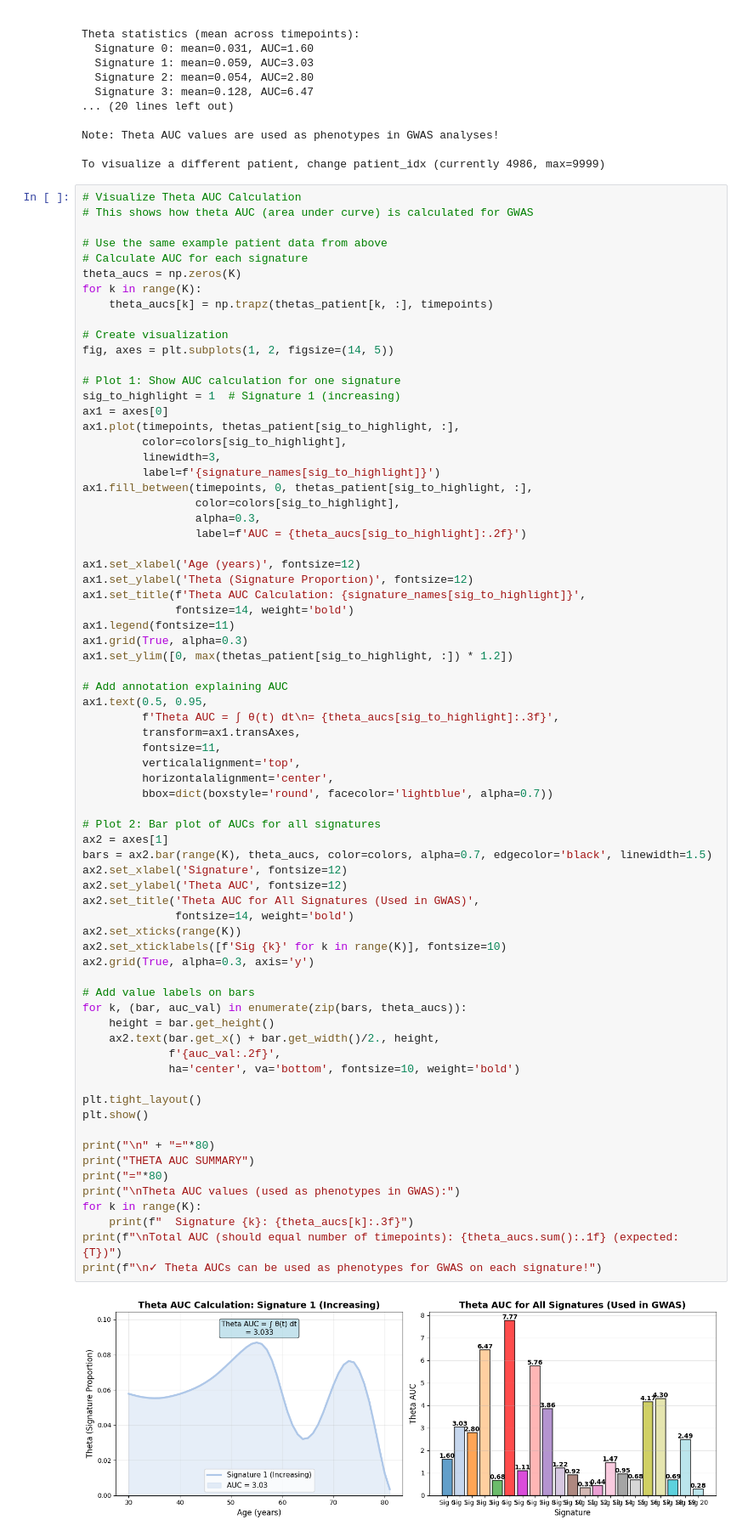
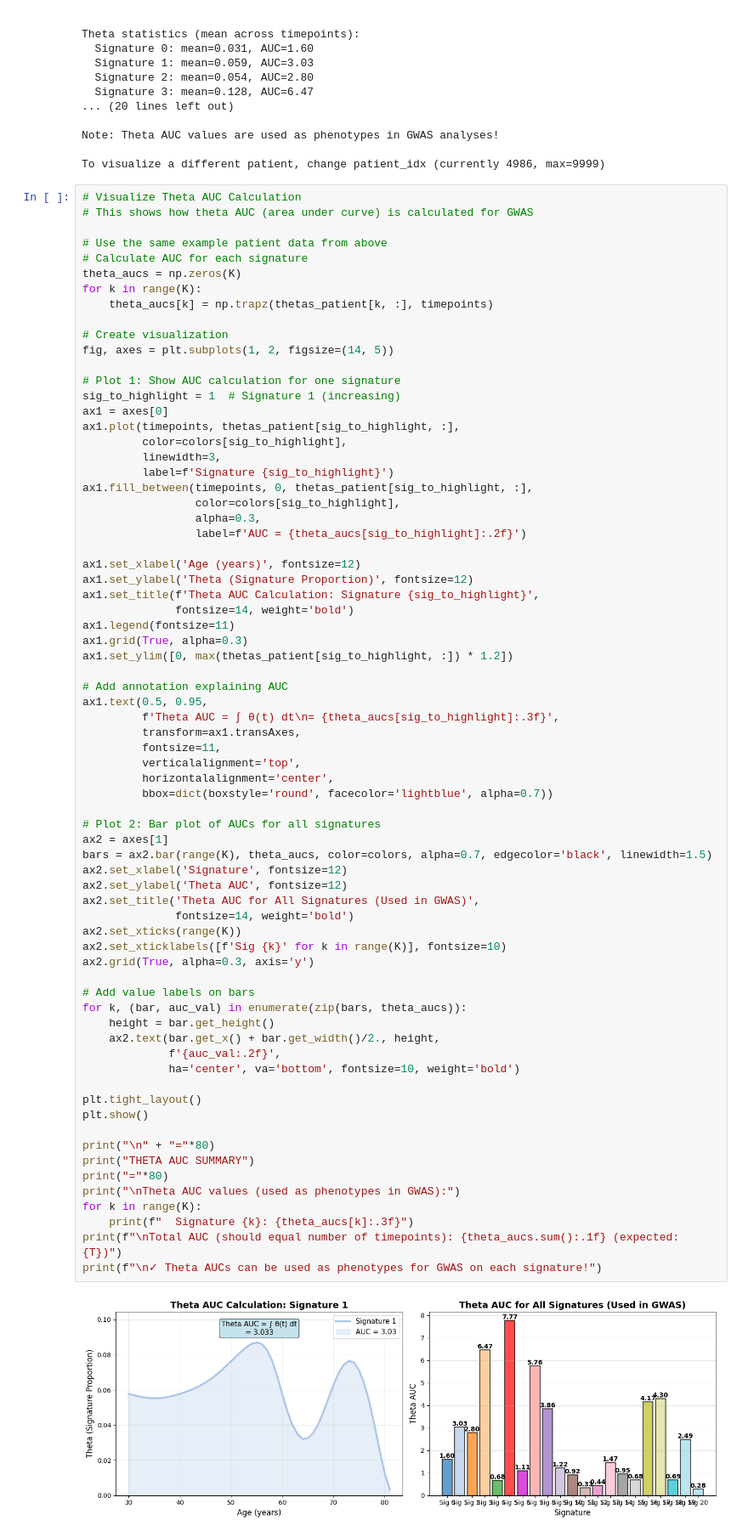
Before and after one commit to surbut/aladynoulli2, a Jupyter notebook: pyScripts/new_oct_revision/new_notebooks/reviewer_responses/notebooks/framework/Discovery_Prediction_Framework_Overview.ipynb, the cells around one changed output. Shown at 85% size. Saved outputs shown, nothing was run; the diff lists cells and outputs as text.

```diff
--- a/pyScripts/new_oct_revision/new_notebooks/reviewer_responses/notebooks/framework/Discovery_Prediction_Framework_Overview.ipynb
+++ b/pyScripts/new_oct_revision/new_notebooks/reviewer_responses/notebooks/framework/Discovery_Prediction_Framework_Overview.ipynb
@@ -602,7 +602,7 @@ ax1 = axes[0]
 ax1.plot(timepoints, thetas_patient[sig_to_highlight, :],
          color=colors[sig_to_highlight],
          linewidth=3,
-         label=f'{signature_names[sig_to_highlight]}')
+         label=f'Signature {sig_to_highlight}')
 ax1.fill_between(timepoints, 0, thetas_patient[sig_to_highlight, :],
                  color=colors[sig_to_highlight],
                  alpha=0.3,
@@ -610,7 +610,7 @@ ax1.fill_between(timepoints, 0, thetas_patient[sig_to_highlight, :],
 
 ax1.set_xlabel('Age (years)', fontsize=12)
 ax1.set_ylabel('Theta (Signature Proportion)', fontsize=12)
-ax1.set_title(f'Theta AUC Calculation: {signature_names[sig_to_highlight]}',
+ax1.set_title(f'Theta AUC Calculation: Signature {sig_to_highlight}',
               fontsize=14, weight='bold')
 ax1.legend(fontsize=11)
 ax1.grid(True, alpha=0.3)
@@ -628,34 +628,34 @@ ax1.text(0.5, 0.95,
 # Plot 2: Bar plot of AUCs for all signatures
 ax2 = axes[1]
 bars = ax2.bar(range(K), theta_aucs, color=colors, alpha=0.7, edgecolor='black', linewidth=1.5)
 ax2.set_xlabel('Signature', fontsize=12)
 ax2.set_ylabel('Theta AUC', fontsize=12)
 ax2.set_title('Theta AUC for All Signatures (Used in GWAS)',
               fontsize=14, weight='bold')
 ax2.set_xticks(range(K))
 ax2.set_xticklabels([f'Sig {k}' for k in range(K)], fontsize=10)
 ax2.grid(True, alpha=0.3, axis='y')
 
 # Add value labels on bars
 for k, (bar, auc_val) in enumerate(zip(bars, theta_aucs)):
     height = bar.get_height()
     ax2.text(bar.get_x() + bar.get_width()/2., height,
              f'{auc_val:.2f}',
              ha='center', va='bottom', fontsize=10, weight='bold')
 
 plt.tight_layout()
 plt.show()
 
 print("\n" + "="*80)
 print("THETA AUC SUMMARY")
 print("="*80)
 print("\nTheta AUC values (used as phenotypes in GWAS):")
 for k in range(K):
     print(f"  Signature {k}: {theta_aucs[k]:.3f}")
 print(f"\nTotal AUC (should equal number of timepoints): {theta_aucs.sum():.1f} (expected: {T})")
 print(f"\n✓ Theta AUCs can be used as phenotypes for GWAS on each signature!")
 # %% [output]
-[figure, old version]
+[figure, new version]
 ================================================================================
 THETA AUC SUMMARY
 ================================================================================
```
Also changed, not shown: parts of 1 cell of this notebook, 1 other file.
